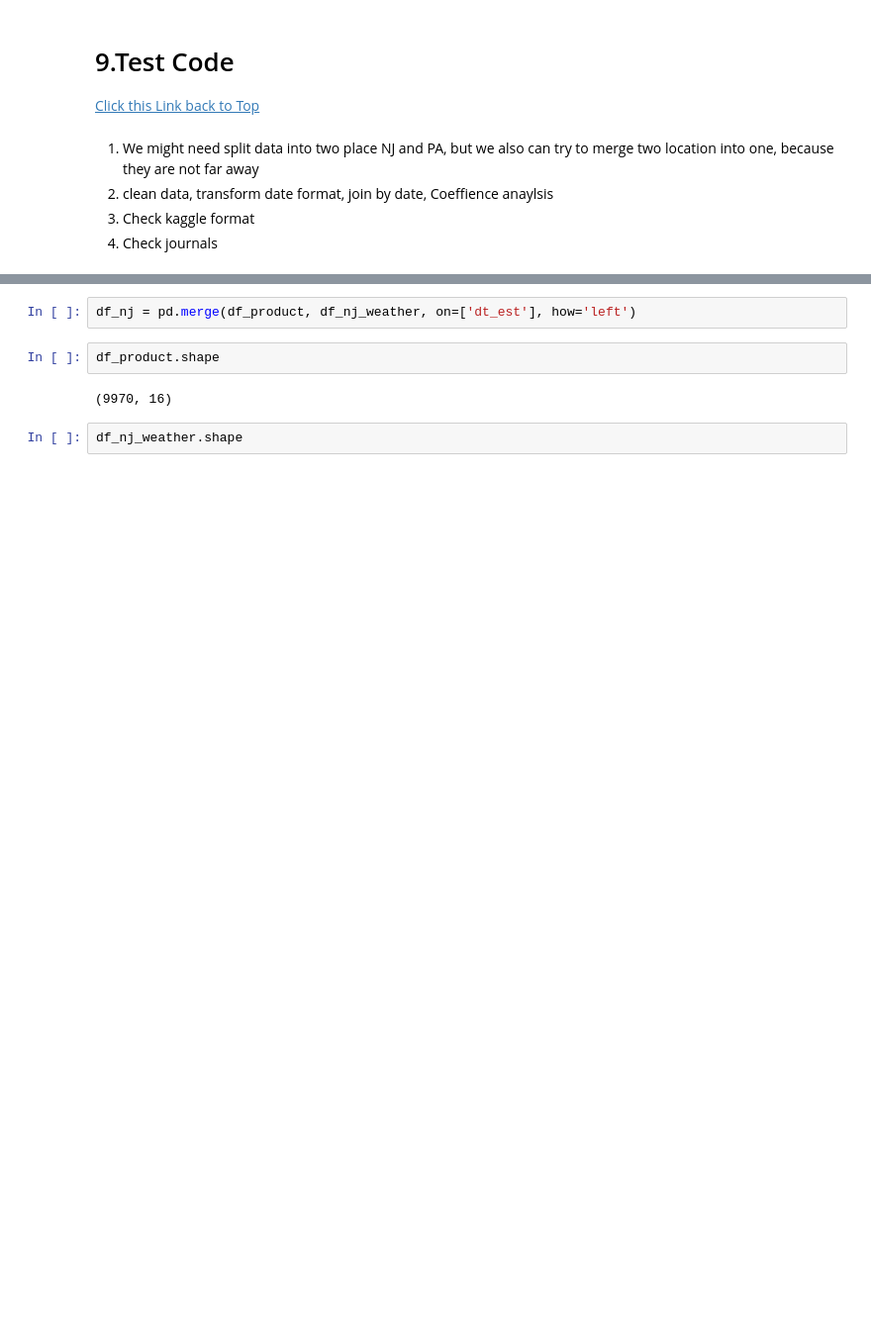
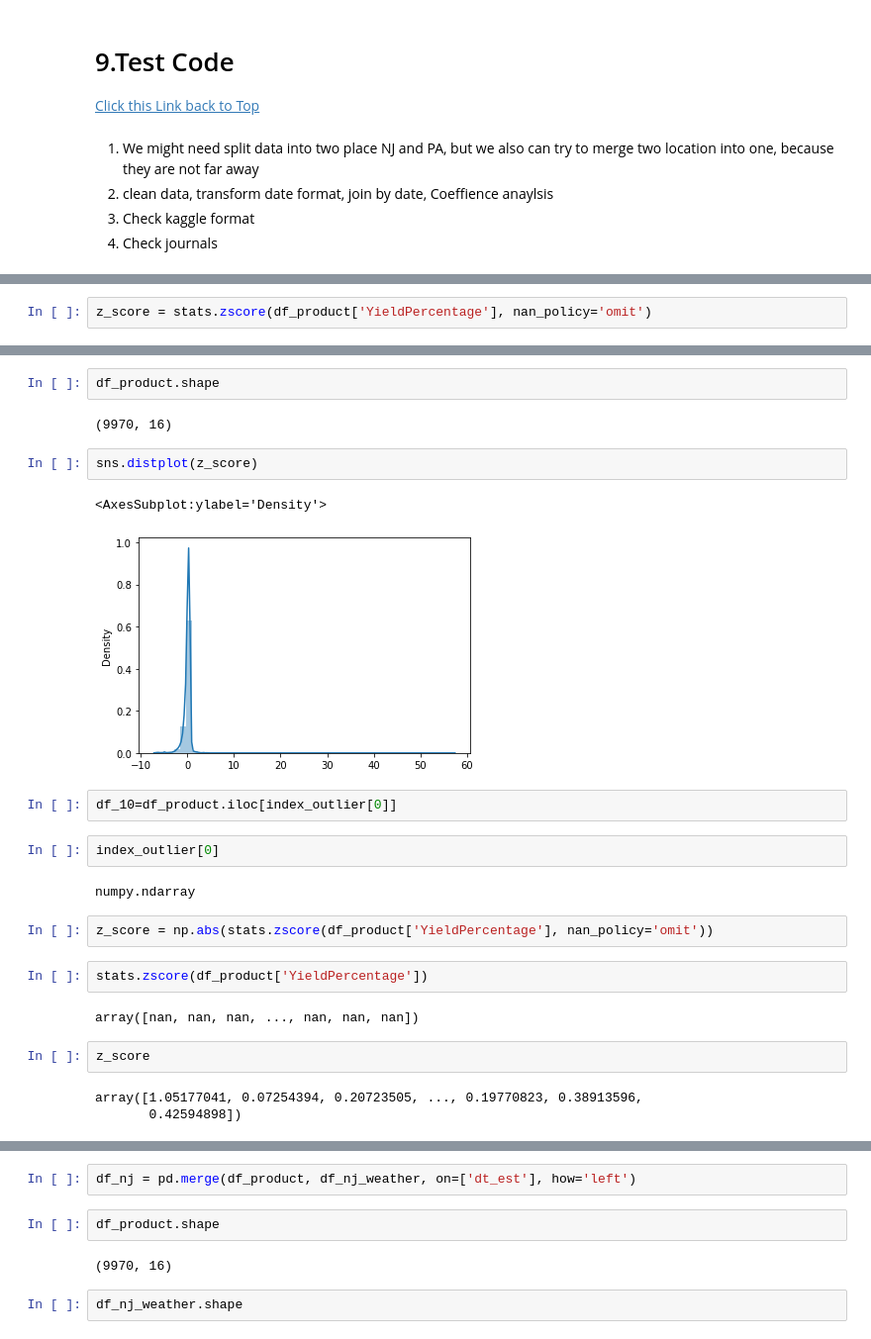
Before and after one commit to L3P3titPrince/Spray_Weather_Forecast, a Jupyter notebook: 21_Weather.ipynb, the cells around one changed output, grey strips where cells are left out. Shown at 99% size. Cells and saved outputs as stored; diff of their text form; blank space fills up the shorter version.

```diff
--- a/21_Weather.ipynb
+++ b/21_Weather.ipynb
@@ -370,0 +730,2 @@ KeyError: "['Bulk Density' 'Moisture Target'] not found in axis"
+# %%
+z_score = stats.zscore(df_product['YieldPercentage'], nan_policy='omit')
@@ -370,0 +798,26 @@ KeyError: "['Bulk Density' 'Moisture Target'] not found in axis"
+# %%
+df_product.shape
+# %% [output]
+(9970, 16)
+# %%
+sns.distplot(z_score)
+# %% [output]
+<AxesSubplot:ylabel='Density'>
+[figure, added]
+# %%
+df_10=df_product.iloc[index_outlier[0]]
+# %%
+index_outlier[0]
+# %% [output]
+numpy.ndarray
+# %%
+z_score = np.abs(stats.zscore(df_product['YieldPercentage'], nan_policy='omit'))
+# %%
+stats.zscore(df_product['YieldPercentage'])
+# %% [output]
+array([nan, nan, nan, ..., nan, nan, nan])
+# %%
+z_score
+# %% [output]
+array([1.05177041, 0.07254394, 0.20723505, ..., 0.19770823, 0.38913596,
+       0.42594898])
```
Also changed, not shown: parts of 78 cells of this notebook.
